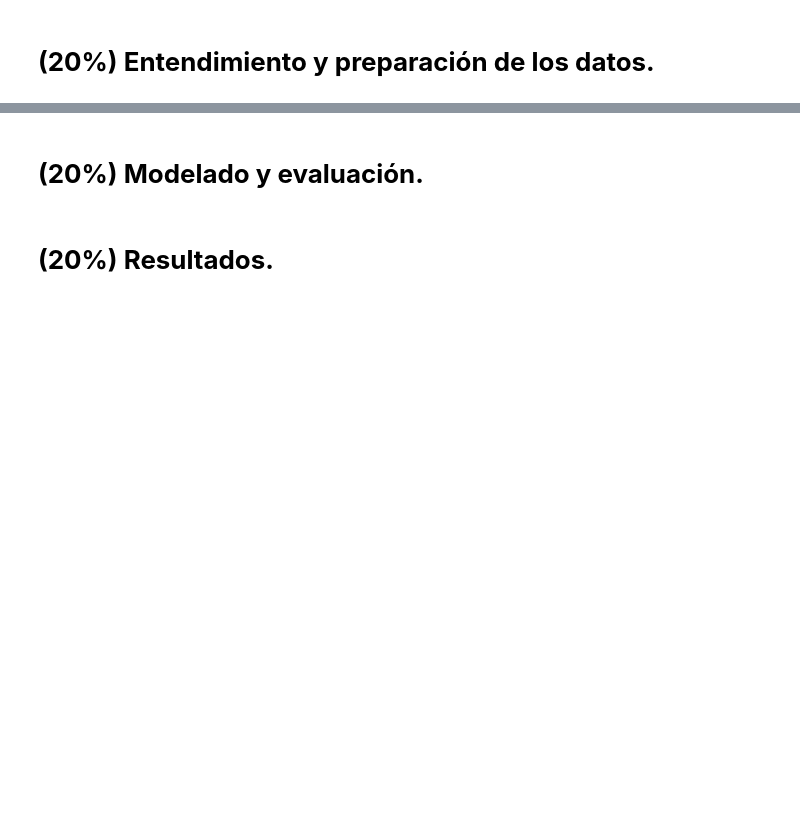
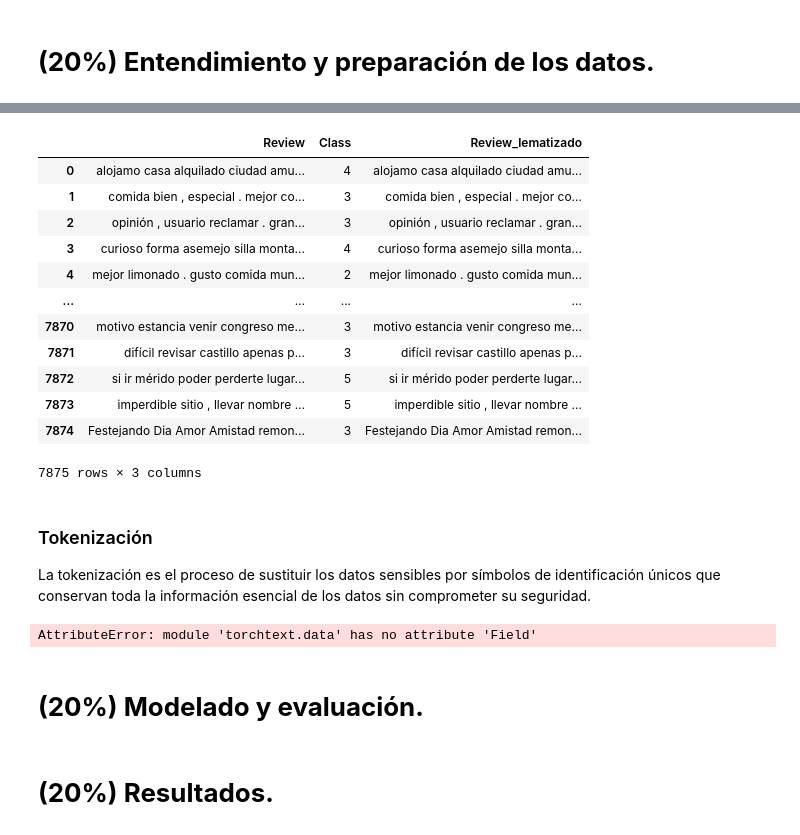
Before and after one commit to Feru34/Trabajos-BI, a Jupyter notebook: Proyecto_Analítica_de_textos.ipynb, the cells around one changed output, grey strips where cells are left out. Cells and saved outputs as stored; diff of their text form; code cells hidden in the pictures; blank space fills up the shorter version.

Commit message:
Entendimiento datos comenzado

```diff
--- a/Proyecto_Analítica_de_textos.ipynb
+++ b/Proyecto_Analítica_de_textos.ipynb
@@ -28,0 +50,4 @@ acompañarán el desarrollo real de este proyecto.
+# %%
+# @title Carga de datos
+df = pd.read_csv("tipo1_entrenamiento_estudiantes.csv", delimiter=",")
+df
@@ -30,0 +80,5 @@ acompañarán el desarrollo real de este proyecto.
+# %%
+# @title Quitar Stop Words
+nltk.download("stopwords")
+stop_words = set(stopwords.words("spanish"))
+df["Review"] = df["Review"].apply(lambda row: " ".join([word for word in row.split() if word.lower() not in stop_words]))
@@ -31,3 +94,35 @@ acompañarán el desarrollo real de este proyecto.
+# %%
+# @title Lematizar
+nlp = spacy.load("es_core_news_sm")
+df["Review"] = df["Review"].apply(lambda row: " ".join([token.lemma_ for token in nlp(row)]))
+# %%
+df
+# %% [output]
+|  | Review | Class | Review_lematizado |
+| 0 | alojamo casa alquilado ciudad amu... | 4 | alojamo casa alquilado ciudad amu... |
+| 1 | comida bien , especial . mejor co... | 3 | comida bien , especial . mejor co... |
+| 2 | opinión , usuario reclamar . gran... | 3 | opinión , usuario reclamar . gran... |
+| 3 | curioso forma asemejo silla monta... | 4 | curioso forma asemejo silla monta... |
+| 4 | mejor limonado . gusto comida mun... | 2 | mejor limonado . gusto comida mun... |
+| ... | ... | ... | ... |
+| 7870 | motivo estancia venir congreso me... | 3 | motivo estancia venir congreso me... |
+| 7871 | difícil revisar castillo apenas p... | 3 | difícil revisar castillo apenas p... |
+| 7872 | si ir mérido poder perderte lugar... | 5 | si ir mérido poder perderte lugar... |
+| 7873 | imperdible sitio , llevar nombre ... | 5 | imperdible sitio , llevar nombre ... |
+| 7874 | Festejando Dia Amor Amistad remon... | 3 | Festejando Dia Amor Amistad remon... |
+7875 rows × 3 columns
+# %% [markdown]
+### Tokenización
+
+La tokenización es el proceso de sustituir los datos sensibles por símbolos de identificación únicos que conservan toda la información esencial de los datos sin comprometer su seguridad.
+# %%
+TEXT =  torchtext.data.Field(tokenize = 'spacy')
+LABEL = torchtext.data.LabelField(dtype = torch.long)
+
+TEXT.build_vocab(df, max_size = 10000)
+LABEL.build_vocab(df)
+# %% [output]
+AttributeError: module 'torchtext.data' has no attribute 'Field'
 # %% [markdown]
 # **(20%) Modelado y evaluación.**
 # %% [markdown]
```
Also changed, not shown: parts of 9 cells of this notebook.
